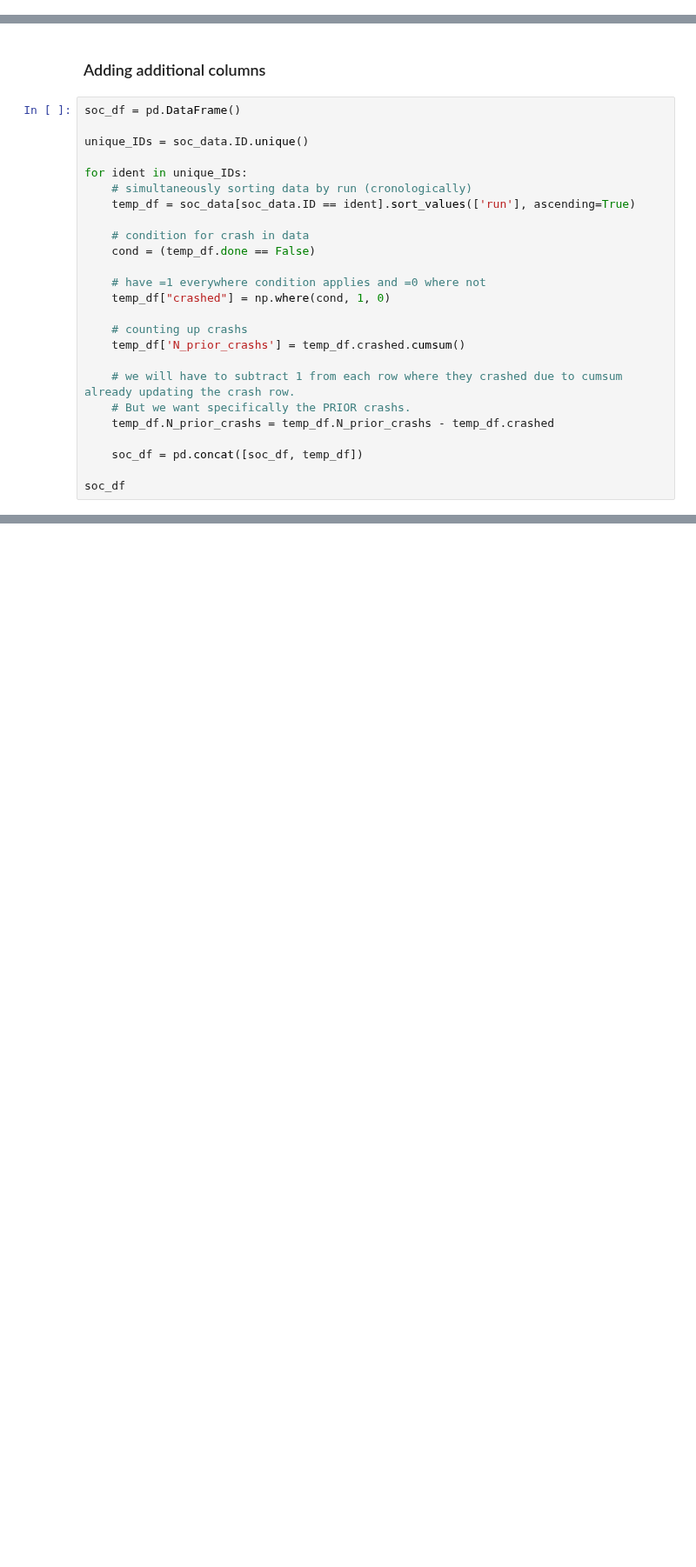
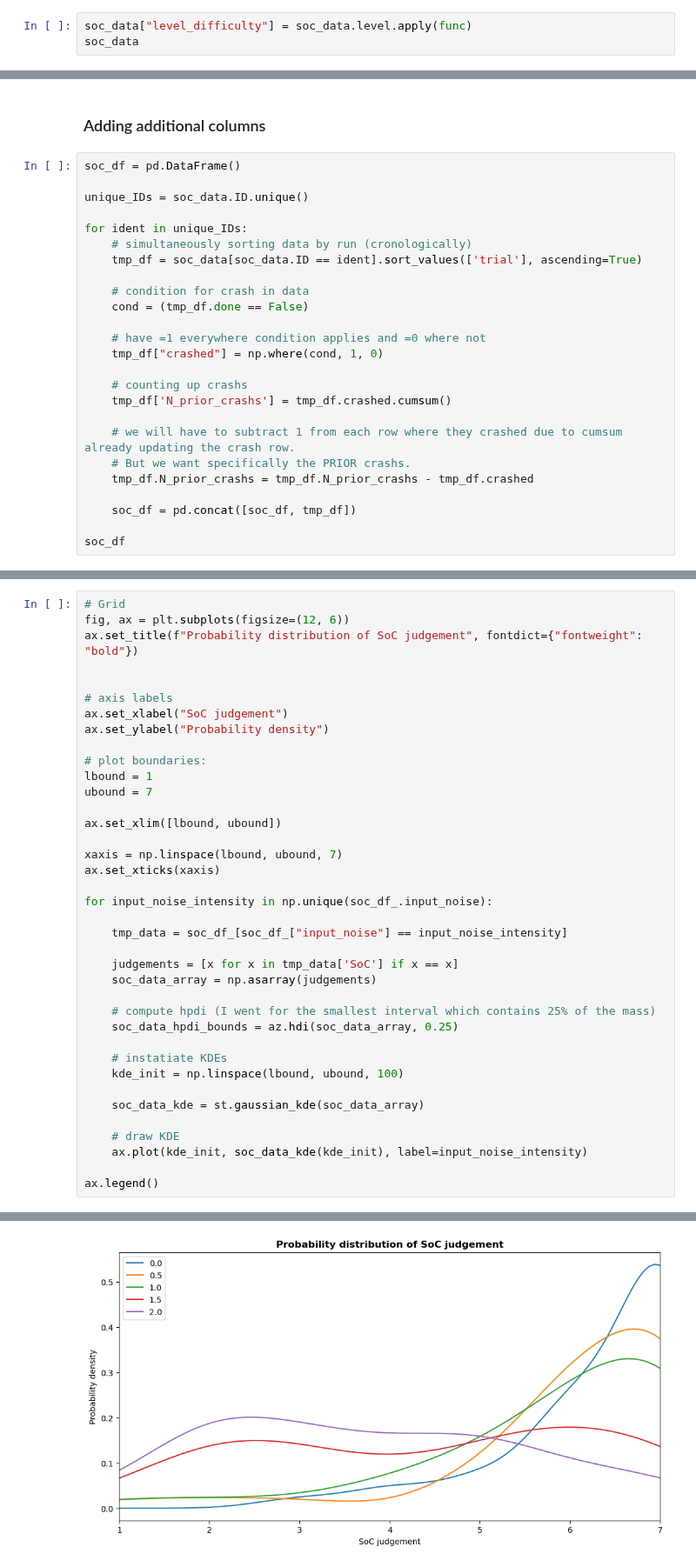
Before and after one commit to nilsheinrich/eye_movement_analysis_moonlander, a Jupyter notebook: building_data_III.ipynb, the cells around one changed output, grey strips where cells are left out. Shown at 87% size. Drawn from its saved outputs; the diff is of its cells as text; blank space fills up the shorter version.

```diff
--- a/building_data_III.ipynb
+++ b/building_data_III.ipynb
@@ -334,0 +318,3 @@ soc_data
+# %%
+soc_data["level_difficulty"] = soc_data.level.apply(func)
+soc_data
@@ -383,21 +369,21 @@ unique_IDs = soc_data.ID.unique()
 
 for ident in unique_IDs:
     # simultaneously sorting data by run (cronologically)
-    temp_df = soc_data[soc_data.ID == ident].sort_values(['run'], ascending=True)
+    tmp_df = soc_data[soc_data.ID == ident].sort_values(['trial'], ascending=True)
 
     # condition for crash in data
-    cond = (temp_df.done == False)
+    cond = (tmp_df.done == False)
 
     # have =1 everywhere condition applies and =0 where not
-    temp_df["crashed"] = np.where(cond, 1, 0)
+    tmp_df["crashed"] = np.where(cond, 1, 0)
 
     # counting up crashs
-    temp_df['N_prior_crashs'] = temp_df.crashed.cumsum()
+    tmp_df['N_prior_crashs'] = tmp_df.crashed.cumsum()
 
     # we will have to subtract 1 from each row where they crashed due to cumsum already updating the crash row.
     # But we want specifically the PRIOR crashs.
-    temp_df.N_prior_crashs = temp_df.N_prior_crashs - temp_df.crashed
+    tmp_df.N_prior_crashs = tmp_df.N_prior_crashs - tmp_df.crashed
 
-    soc_df = pd.concat([soc_df, temp_df])
+    soc_df = pd.concat([soc_df, tmp_df])
 
 soc_df
@@ -423,0 +496,39 @@ soc_df_.to_csv('soc_data/soc_data.csv', sep=',', index=False)
+# %%
+# Grid
+fig, ax = plt.subplots(figsize=(12, 6))
+ax.set_title(f"Probability distribution of SoC judgement", fontdict={"fontweight": "bold"})
+
+
+# axis labels
+ax.set_xlabel("SoC judgement")
+ax.set_ylabel("Probability density")
+
+# plot boundaries:
+lbound = 1
+ubound = 7
+
+ax.set_xlim([lbound, ubound])
+
+xaxis = np.linspace(lbound, ubound, 7)
+ax.set_xticks(xaxis)
+
+for input_noise_intensity in np.unique(soc_df_.input_noise):
+
+    tmp_data = soc_df_[soc_df_["input_noise"] == input_noise_intensity]
+
+    judgements = [x for x in tmp_data['SoC'] if x == x]
+    soc_data_array = np.asarray(judgements)
+
+    # compute hpdi (I went for the smallest interval which contains 25% of the mass)
+    soc_data_hpdi_bounds = az.hdi(soc_data_array, 0.25)
+
+    # instatiate KDEs
+    kde_init = np.linspace(lbound, ubound, 100)
+
+    soc_data_kde = st.gaussian_kde(soc_data_array)
+
+    # draw KDE
+    ax.plot(kde_init, soc_data_kde(kde_init), label=input_noise_intensity)
+
+ax.legend()
+# %% [output]
@@ -423,0 +536 @@ soc_df_.to_csv('soc_data/soc_data.csv', sep=',', index=False)
+[figure, added]
```
Also changed, not shown: parts of 20 cells of this notebook.
